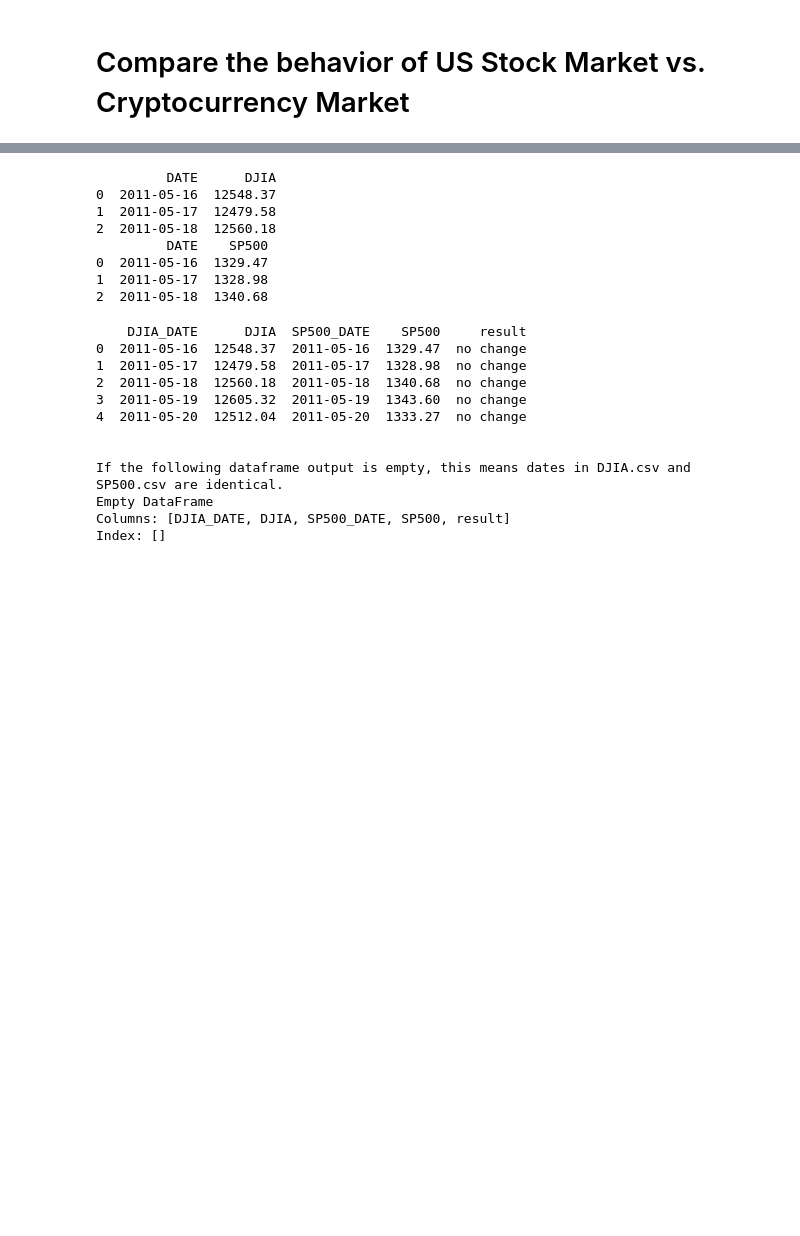
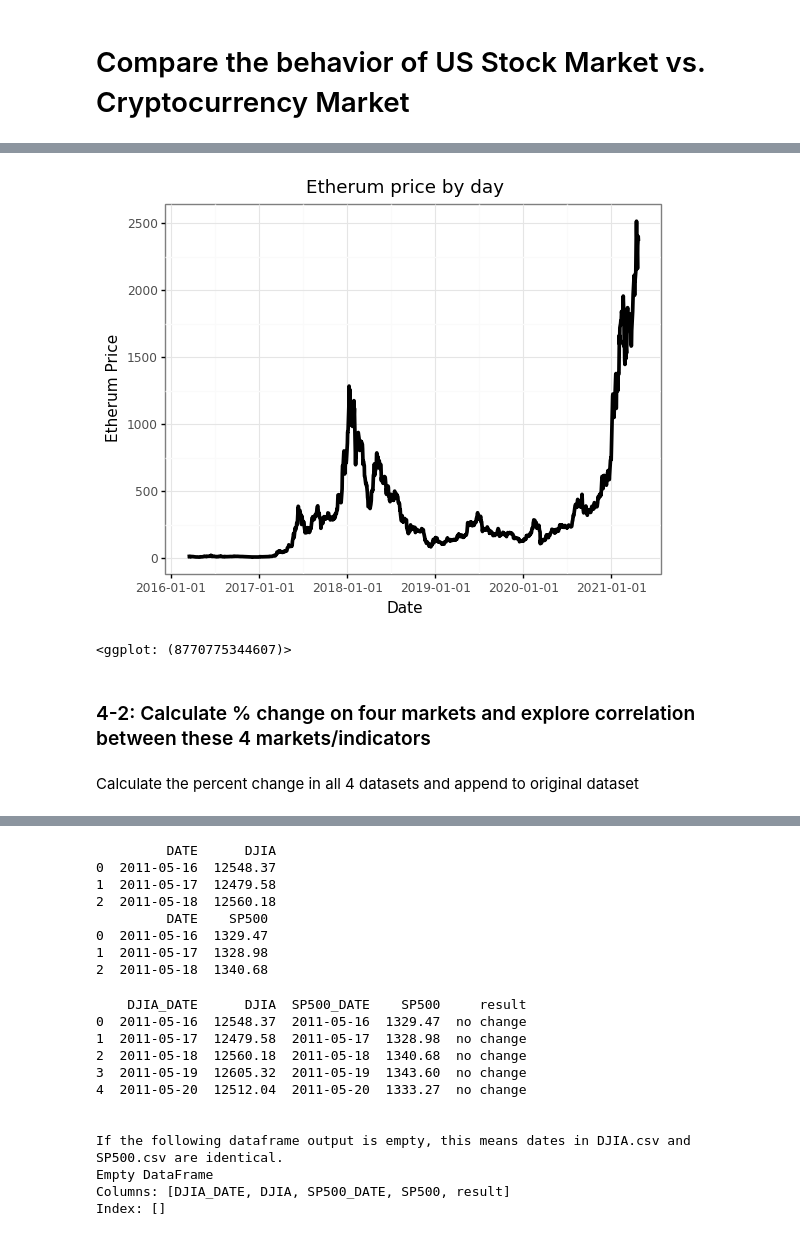
Before and after one commit to GNU-Linuxer/seattle-polie-data-analysis, a Jupyter notebook: Final project report.ipynb, the cells around one changed output, grey strips where cells are left out. Drawn from its saved outputs; the diff is of its cells as text; code cells hidden in the pictures; blank space fills up the shorter version.

```diff
--- a/Final project report.ipynb
+++ b/Final project report.ipynb
@@ -68,0 +297,16 @@ License: CC0: Public Domain
+# %%
+(
+    ggplot(data = all_data)+
+    geom_line(aes(x = 'Date', y = 'ETH_Price', group = 1), size = 1.5)+
+    xlab('Date')+
+    ylab('Etherum Price')+
+    ggtitle('Etherum price by day')+
+    theme_bw()
+)
+# %% [output]
+[figure, added]
+<ggplot: (8770775344607)>
+# %% [markdown]
+### 4-2: Calculate % change on four markets and explore correlation between these 4 markets/indicators
+# %% [markdown]
+Calculate the percent change in all 4 datasets and append to original dataset
```
Also changed, not shown: parts of 48 cells of this notebook, 1 other file.
